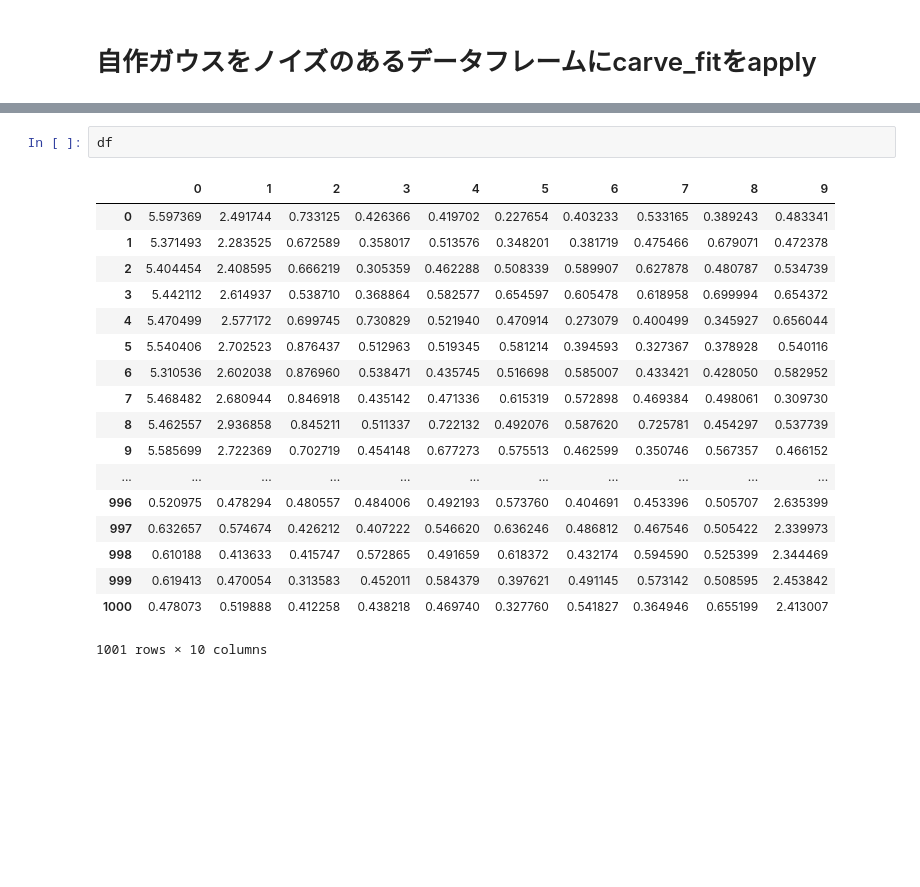
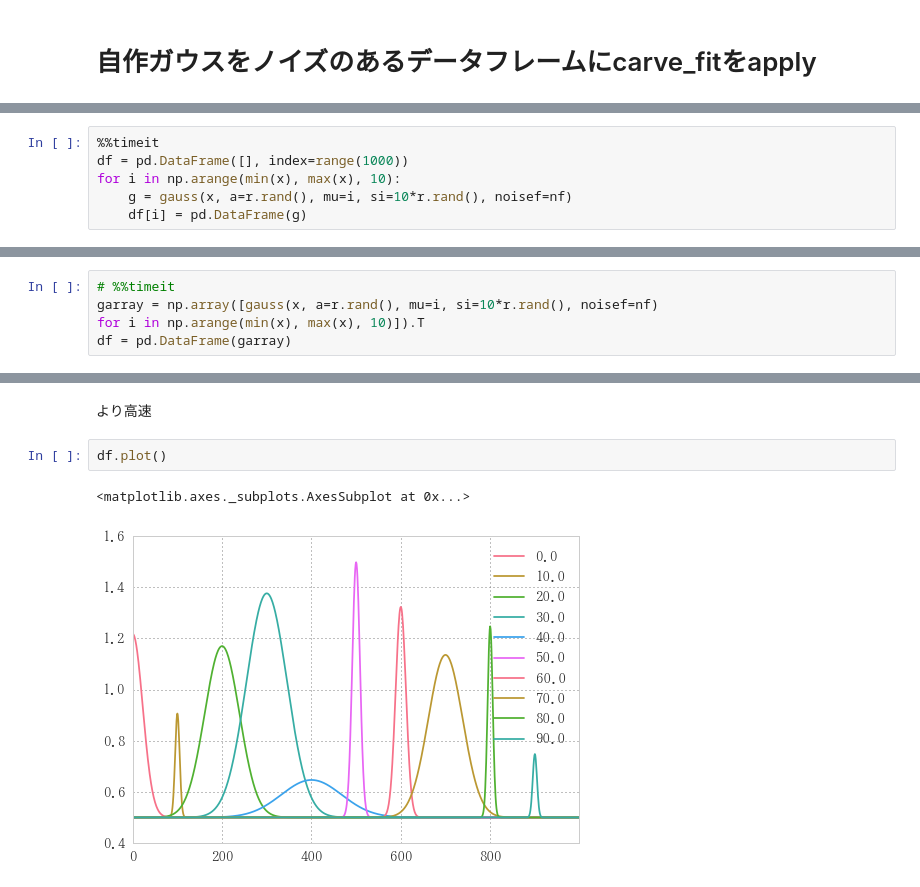
Before and after one commit to u1and0/SAtraceFit, a Jupyter notebook: fit_lab/fit_lab.ipynb, the cells around one changed output, grey strips where cells are left out. Drawn from its saved outputs; the diff is of its cells as text; blank space fills up the shorter version.

```diff
--- a/fit_lab/fit_lab.ipynb
+++ b/fit_lab/fit_lab.ipynb
@@ -155,0 +175,6 @@ df.plot()
+# %%
+%%timeit
+df = pd.DataFrame([], index=range(1000))
+for i in np.arange(min(x), max(x), 10):
+    g = gauss(x, a=r.rand(), mu=i, si=10*r.rand(), noisef=nf)
+    df[i] = pd.DataFrame(g)
@@ -155,0 +185,5 @@ df.plot()
+# %%
+# %%timeit
+garray = np.array([gauss(x, a=r.rand(), mu=i, si=10*r.rand(), noisef=nf)
+for i in np.arange(min(x), max(x), 10)]).T
+df = pd.DataFrame(garray)
@@ -156,21 +192,7 @@ df.plot()
+# %% [markdown]
+より高速
 # %%
-df
+df.plot()
 # %% [output]
-|  | 0 | 1 | 2 | 3 | 4 | 5 | 6 | 7 | 8 | 9 |
-| 0 | 5.597369 | 2.491744 | 0.733125 | 0.426366 | 0.419702 | 0.227654 | 0.403233 | 0.533165 | 0.389243 | 0.483341 |
-| 1 | 5.371493 | 2.283525 | 0.672589 | 0.358017 | 0.513576 | 0.348201 | 0.381719 | 0.475466 | 0.679071 | 0.472378 |
-| 2 | 5.404454 | 2.408595 | 0.666219 | 0.305359 | 0.462288 | 0.508339 | 0.589907 | 0.627878 | 0.480787 | 0.534739 |
-| 3 | 5.442112 | 2.614937 | 0.538710 | 0.368864 | 0.582577 | 0.654597 | 0.605478 | 0.618958 | 0.699994 | 0.654372 |
-| 4 | 5.470499 | 2.577172 | 0.699745 | 0.730829 | 0.521940 | 0.470914 | 0.273079 | 0.400499 | 0.345927 | 0.656044 |
-| 5 | 5.540406 | 2.702523 | 0.876437 | 0.512963 | 0.519345 | 0.581214 | 0.394593 | 0.327367 | 0.378928 | 0.540116 |
-| 6 | 5.310536 | 2.602038 | 0.876960 | 0.538471 | 0.435745 | 0.516698 | 0.585007 | 0.433421 | 0.428050 | 0.582952 |
-| 7 | 5.468482 | 2.680944 | 0.846918 | 0.435142 | 0.471336 | 0.615319 | 0.572898 | 0.469384 | 0.498061 | 0.309730 |
-| 8 | 5.462557 | 2.936858 | 0.845211 | 0.511337 | 0.722132 | 0.492076 | 0.587620 | 0.725781 | 0.454297 | 0.537739 |
-| 9 | 5.585699 | 2.722369 | 0.702719 | 0.454148 | 0.677273 | 0.575513 | 0.462599 | 0.350746 | 0.567357 | 0.466152 |
-| ... | ... | ... | ... | ... | ... | ... | ... | ... | ... | ... |
-| 996 | 0.520975 | 0.478294 | 0.480557 | 0.484006 | 0.492193 | 0.573760 | 0.404691 | 0.453396 | 0.505707 | 2.635399 |
-| 997 | 0.632657 | 0.574674 | 0.426212 | 0.407222 | 0.546620 | 0.636246 | 0.486812 | 0.467546 | 0.505422 | 2.339973 |
-| 998 | 0.610188 | 0.413633 | 0.415747 | 0.572865 | 0.491659 | 0.618372 | 0.432174 | 0.594590 | 0.525399 | 2.344469 |
-| 999 | 0.619413 | 0.470054 | 0.313583 | 0.452011 | 0.584379 | 0.397621 | 0.491145 | 0.573142 | 0.508595 | 2.453842 |
-| 1000 | 0.478073 | 0.519888 | 0.412258 | 0.438218 | 0.469740 | 0.327760 | 0.541827 | 0.364946 | 0.655199 | 2.413007 |
-1001 rows × 10 columns
+<matplotlib.axes._subplots.AxesSubplot at 0x...>
+[figure, added]
```
Also changed, not shown: parts of 50 cells of this notebook, 9 other files.
